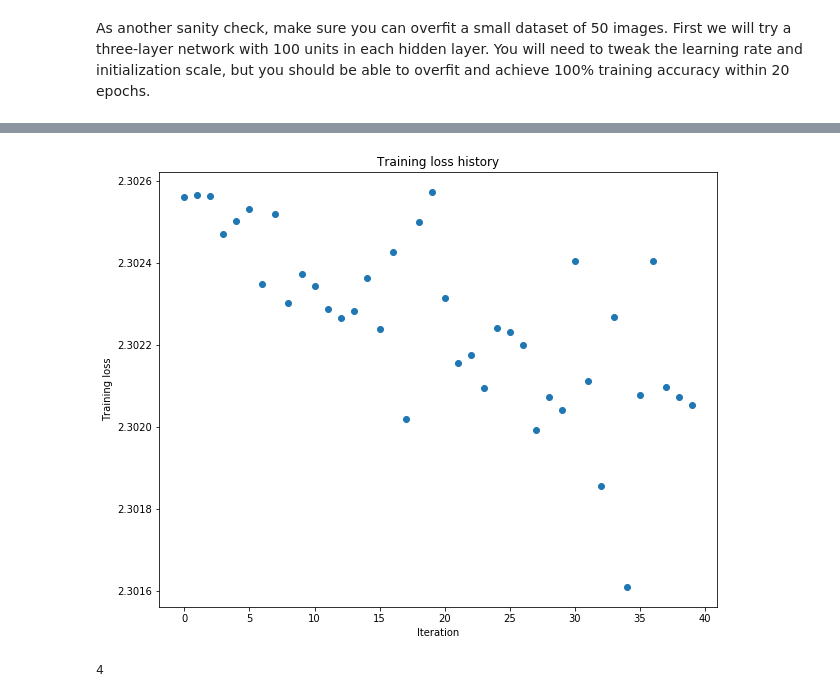
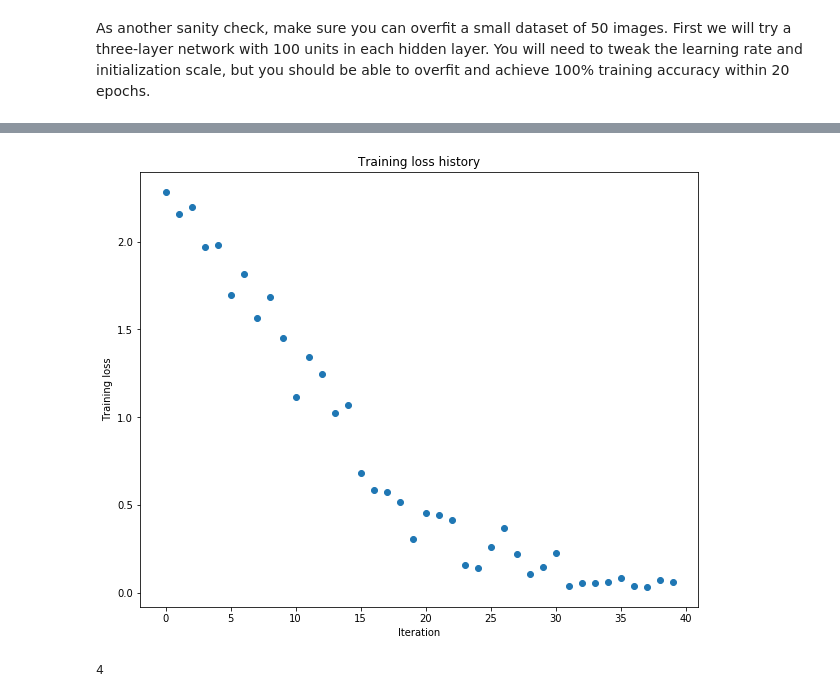
Before and after one commit to Aran00/CS231nAssignments, a Jupyter notebook: assignment2/FullyConnectedNets.ipynb, the cells around one changed output, grey strips where cells are left out. Saved outputs shown, nothing was run; the diff lists cells and outputs as text; code cells hidden in the pictures.

```diff
--- a/assignment2/FullyConnectedNets.ipynb
+++ b/assignment2/FullyConnectedNets.ipynb
@@ -429,8 +429,8 @@ small_data = {
   'y_val': data['y_val'],
 }
 
-weight_scales = [1e-1, 5e-2, 1e-2, 5e-3, 1e-3]
-learning_rates = [1e-1, 5e-2, 1e-2, 5e-3, 1e-3]
+weight_scales = [1e-2]#[1e-1, 5e-2, 1e-2, 5e-3, 1e-3]
+learning_rates = [8e-3]#[1e-1, 5e-2, 1e-2, 5e-3, 1e-3]
 train_accs = []
 for weight_scale, learning_rate in itertools.product(weight_scales, learning_rates):
     model = FullyConnectedNet([100, 100],
@@ -441,7 +441,7 @@ for weight_scale, learning_rate in itertools.product(weight_scales, learning_rat
                     optim_config={
                       'learning_rate': learning_rate,
                     },
-                    verbose = False
+                    verbose = True
              )
     print "weight=%f, rate=%f:" % (weight_scale, learning_rate)
     solver.train()
@@ -478,4 +478,4 @@ weight=0.100000, rate=0.010000:
-[figure, old version]
+[figure, new version]
 # %%
 np.sum(np_train_accs > 0.9)
 # %% [output]
```
Also changed, not shown: parts of 6 cells of this notebook, 2 other files.
